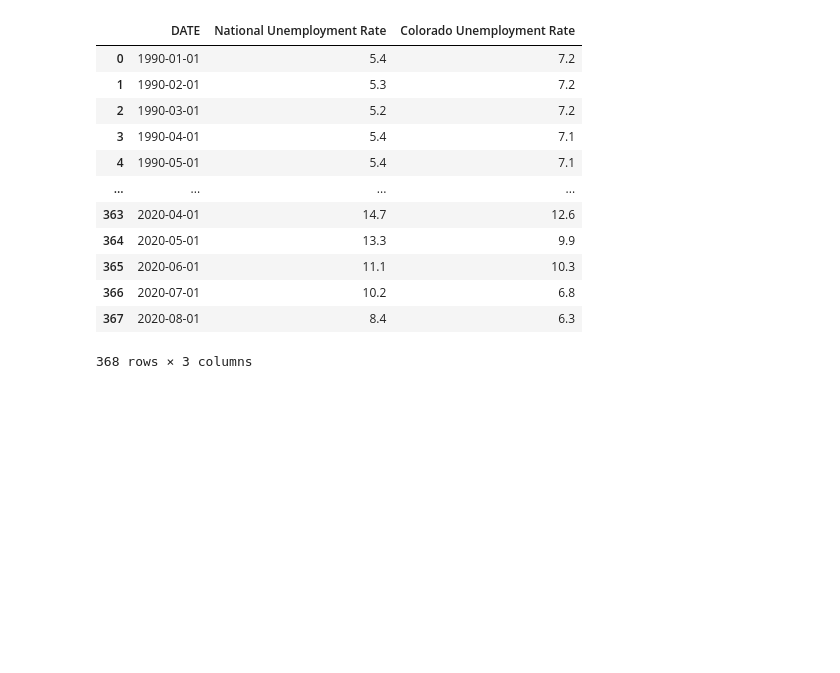
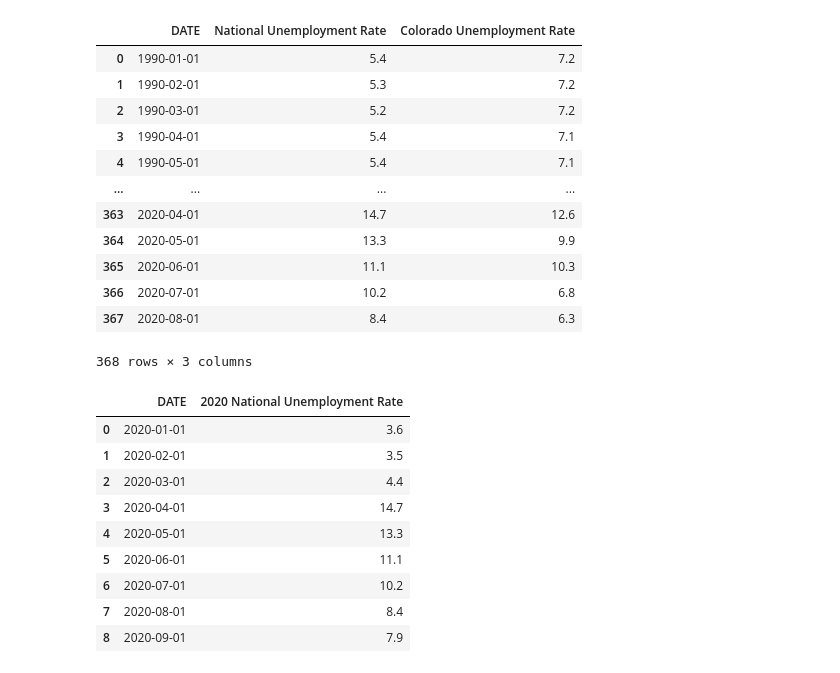
Before and after one commit to teresaflicek/Covid19-Societal-Impacts, a Jupyter notebook: Employment Rates and Covid.ipynb, the cells around one changed output. Saved outputs shown, nothing was run; the diff lists cells and outputs as text; code cells hidden in the pictures; blank space fills up the shorter version.

```diff
--- a/Employment Rates and Covid.ipynb
+++ b/Employment Rates and Covid.ipynb
@@ -139,3 +152,25 @@ UnRate_joined_df
+# %%
+#Pull out 2020 Unemployment Data
+UnRate_National_df_2020=UnRate_National_df[UnRate_National_df["DATE"] >= datetime.datetime(2020,1,1)]
+
+#Rename Column
+UnRate_National_df_2020=UnRate_National_df_2020.rename(columns={'UNRATE':'2020 National Unemployment Rate'})
+
+#Fixed indexing
+UnRate_National_df_2020.reset_index(drop=True, inplace=True)
+
+UnRate_National_df_2020
+# %% [output]
+|  | DATE | 2020 National Unemployment Rate |
+| 0 | 2020-01-01 | 3.6 |
+| 1 | 2020-02-01 | 3.5 |
+| 2 | 2020-03-01 | 4.4 |
+| 3 | 2020-04-01 | 14.7 |
+| 4 | 2020-05-01 | 13.3 |
+| 5 | 2020-06-01 | 11.1 |
+| 6 | 2020-07-01 | 10.2 |
+| 7 | 2020-08-01 | 8.4 |
+| 8 | 2020-09-01 | 7.9 |
 # %%
 #Sum Covid for National Cases
 # %%
```
Also changed, not shown: parts of 6 cells of this notebook.
